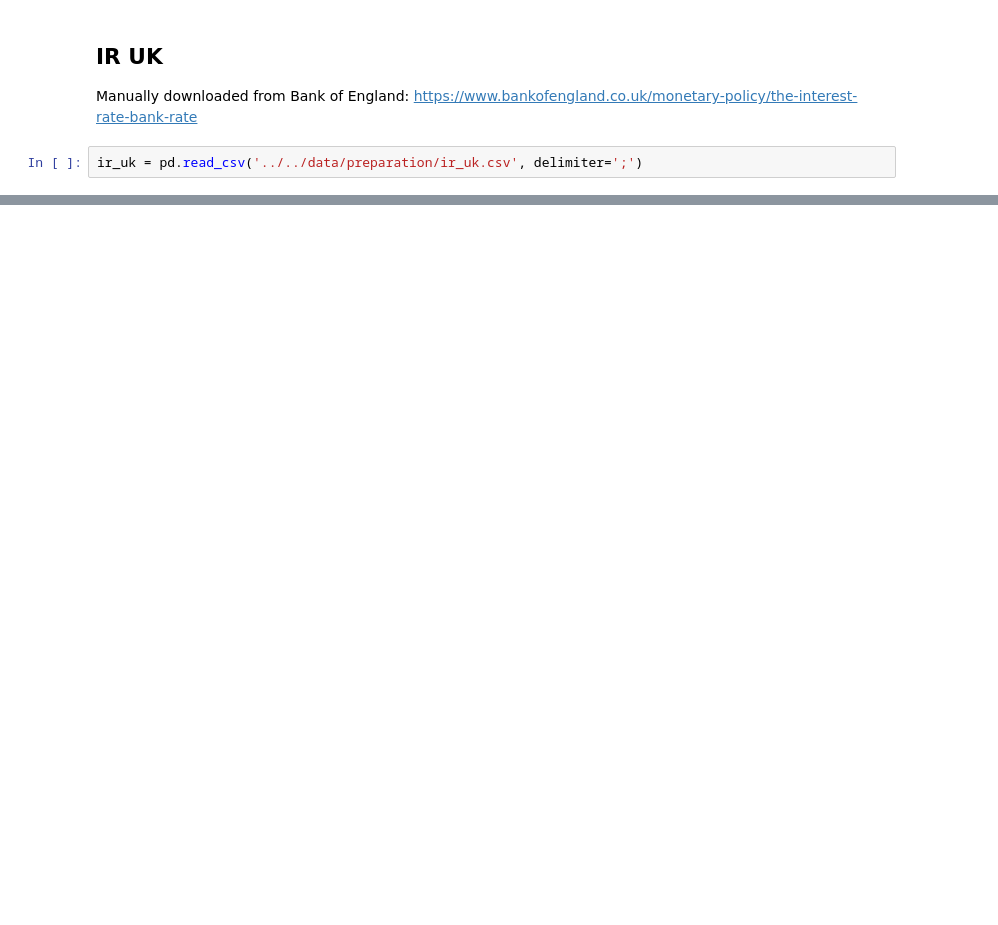
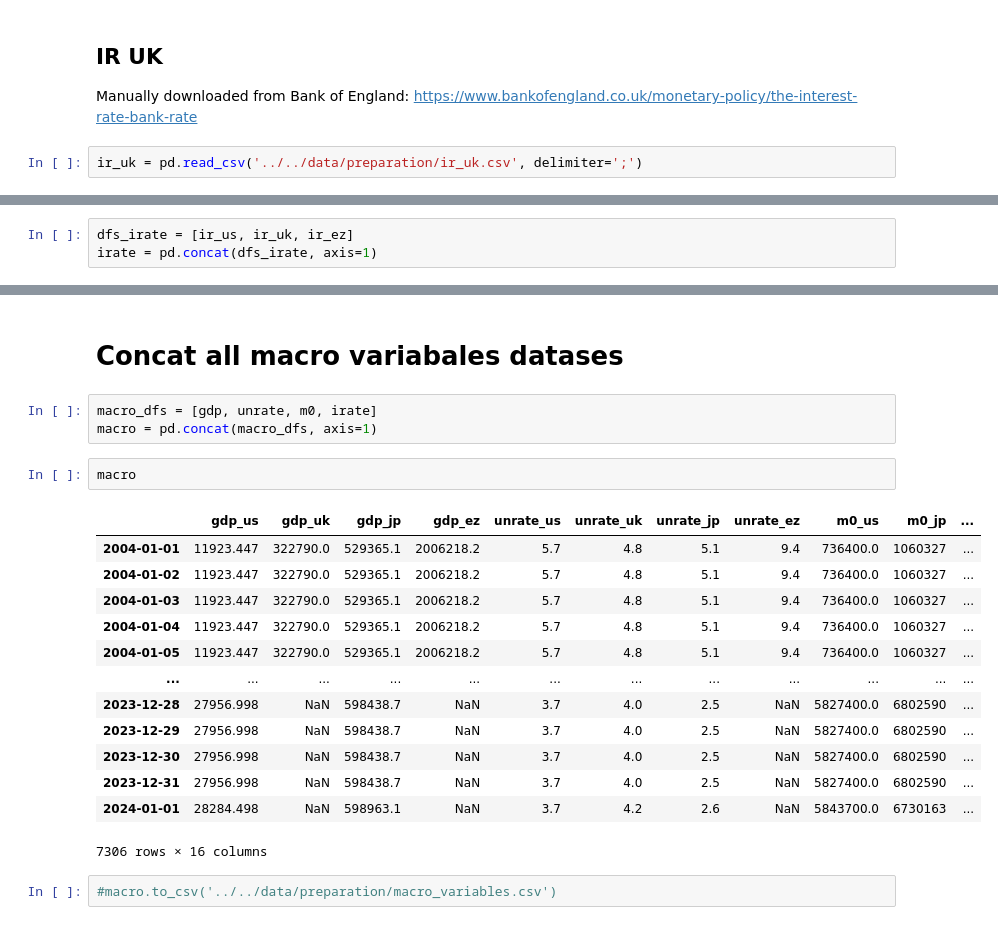
Before and after one commit to ikeryanez/Forecasting_FinancialTS, a Jupyter notebook: notebooks/1-data_acquisition/Macro.ipynb, the cells around one changed output, grey strips where cells are left out. Drawn from its saved outputs; the diff is of its cells as text; blank space fills up the shorter version.

Commit message:
concat macro dfs

```diff
--- a/notebooks/1-data_acquisition/Macro.ipynb
+++ b/notebooks/1-data_acquisition/Macro.ipynb
@@ -419,0 +491,3 @@ ir_uk
+# %%
+dfs_irate = [ir_us, ir_uk, ir_ez]
+irate = pd.concat(dfs_irate, axis=1)
@@ -419,0 +510,23 @@ ir_uk
+# %% [markdown]
+# Concat all macro variabales datases
+# %%
+macro_dfs = [gdp, unrate, m0, irate]
+macro = pd.concat(macro_dfs, axis=1)
+# %%
+macro
+# %% [output]
+|  | gdp_us | gdp_uk | gdp_jp | gdp_ez | unrate_us | unrate_uk | unrate_jp | unrate_ez | m0_us | m0_jp | ... |
+| 2004-01-01 | 11923.447 | 322790.0 | 529365.1 | 2006218.2 | 5.7 | 4.8 | 5.1 | 9.4 | 736400.0 | 1060327 | ... |
+| 2004-01-02 | 11923.447 | 322790.0 | 529365.1 | 2006218.2 | 5.7 | 4.8 | 5.1 | 9.4 | 736400.0 | 1060327 | ... |
+| 2004-01-03 | 11923.447 | 322790.0 | 529365.1 | 2006218.2 | 5.7 | 4.8 | 5.1 | 9.4 | 736400.0 | 1060327 | ... |
+| 2004-01-04 | 11923.447 | 322790.0 | 529365.1 | 2006218.2 | 5.7 | 4.8 | 5.1 | 9.4 | 736400.0 | 1060327 | ... |
+| 2004-01-05 | 11923.447 | 322790.0 | 529365.1 | 2006218.2 | 5.7 | 4.8 | 5.1 | 9.4 | 736400.0 | 1060327 | ... |
+| ... | ... | ... | ... | ... | ... | ... | ... | ... | ... | ... | ... |
+| 2023-12-28 | 27956.998 | NaN | 598438.7 | NaN | 3.7 | 4.0 | 2.5 | NaN | 5827400.0 | 6802590 | ... |
+| 2023-12-29 | 27956.998 | NaN | 598438.7 | NaN | 3.7 | 4.0 | 2.5 | NaN | 5827400.0 | 6802590 | ... |
+| 2023-12-30 | 27956.998 | NaN | 598438.7 | NaN | 3.7 | 4.0 | 2.5 | NaN | 5827400.0 | 6802590 | ... |
+| 2023-12-31 | 27956.998 | NaN | 598438.7 | NaN | 3.7 | 4.0 | 2.5 | NaN | 5827400.0 | 6802590 | ... |
+| 2024-01-01 | 28284.498 | NaN | 598963.1 | NaN | 3.7 | 4.2 | 2.6 | NaN | 5843700.0 | 6730163 | ... |
+7306 rows × 16 columns
+# %%
+#macro.to_csv('../../data/preparation/macro_variables.csv')
```
Also changed, not shown: parts of 13 cells of this notebook, 2 other files.
